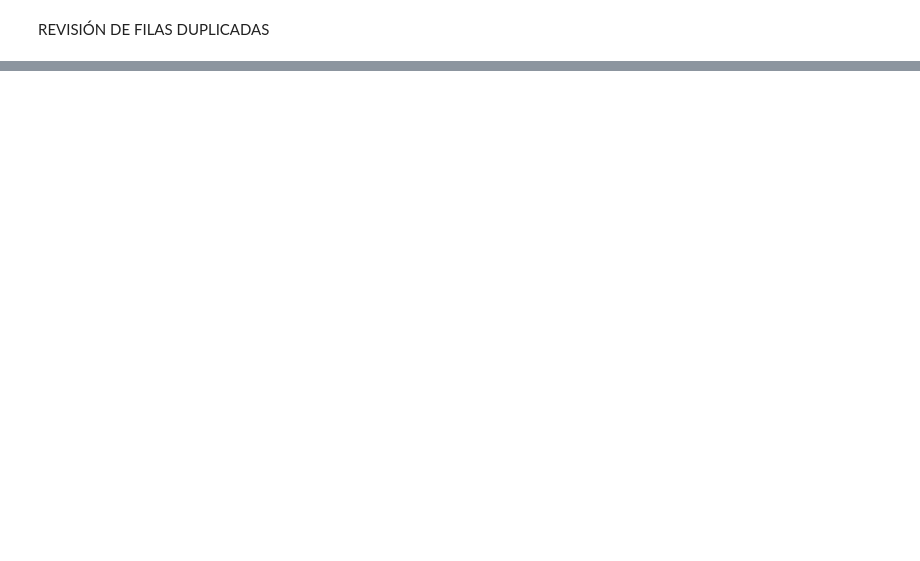
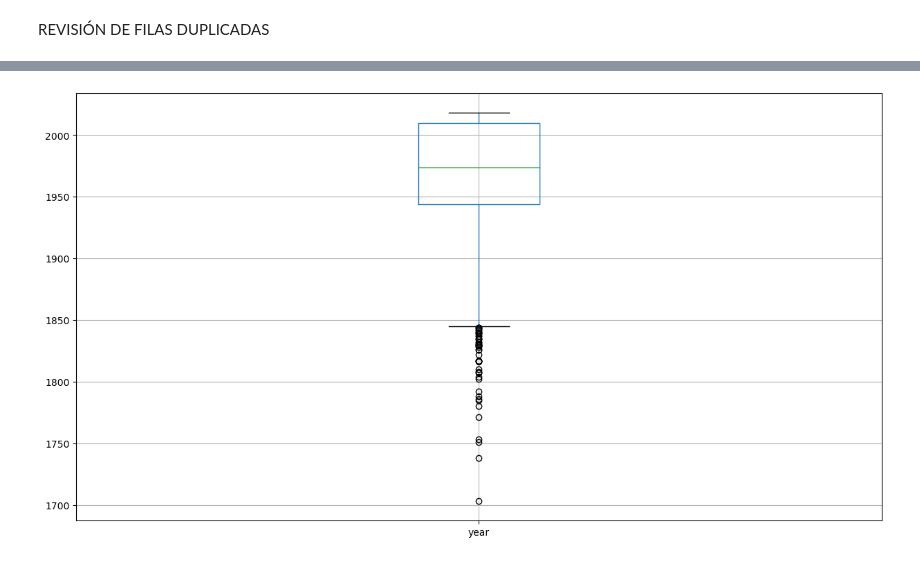
Before and after one commit to BeaZatarain/Project-Shark-Attacks, a Jupyter notebook: Project_Shark_Attacks.ipynb, the cells around one changed output, grey strips where cells are left out. Saved outputs shown, nothing was run; the diff lists cells and outputs as text; code cells hidden in the pictures; blank space fills up the shorter version.

```diff
--- a/Project_Shark_Attacks.ipynb
+++ b/Project_Shark_Attacks.ipynb
@@ -749,0 +761,21 @@ dtype: int64
+# %%
+#para terminar la limpieza de esta columna tenemos que:
+#1. unificar ' N' con 'N' con función replace:
+
+sharks = sharks.replace({'fatalyn': {' N': 'N'}})
+
+#realizar el mismo proceso anterior para ver si podemos comprobar si el ataque fue fatal o no con los valores 'M','2017' y 'UNKNOWN'
+
+sharks.query("fatalyn == '2017'")['injury']
+
+sharks = sharks.replace({'fatalyn': {'2017': 'N'}})
+
+sharks.query("fatalyn == 'M'")['injury']
+
+sharks = sharks.replace({'fatalyn': {'M': 'N'}})
+
+
+sharks.query("fatalyn == 'UNKNOWN'")['injury'] #Cuando hacemos esta comparación todos los valores aparecen como 'no details' por lo que al no poder confirmar la fatalidad o no del ataque borraremos las 30 filas
+
+fatalityunknown_out = sharks['fatalyn'] == 'UNKNOWN'
+sharks.drop(sharks[fatalityunknown_out].index, inplace=True)
@@ -1008,0 +1128,4 @@ sharks.shape #no tenemos ninguna fila duplicada
+# %%
+sharks[['year']].boxplot(figsize=(15, 8));
+# %% [output]
+[figure, added]
```
Also changed, not shown: parts of 38 cells of this notebook.
